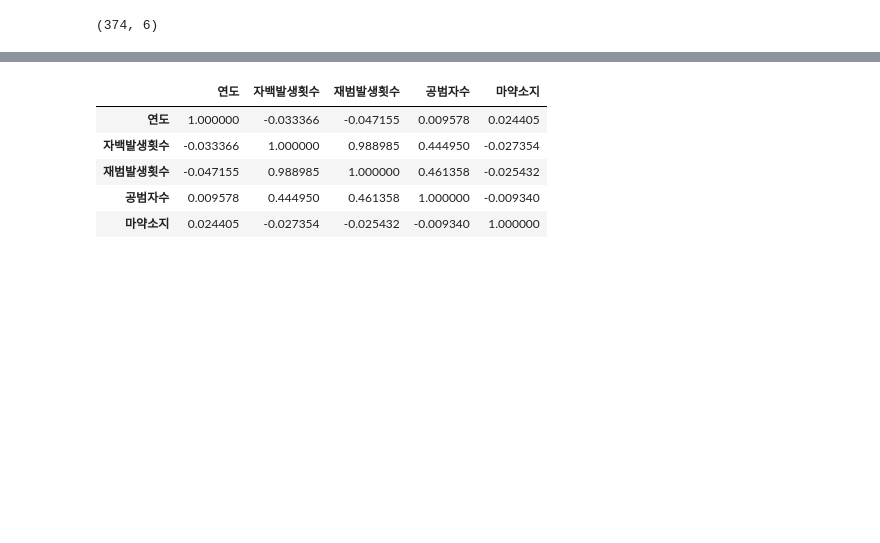
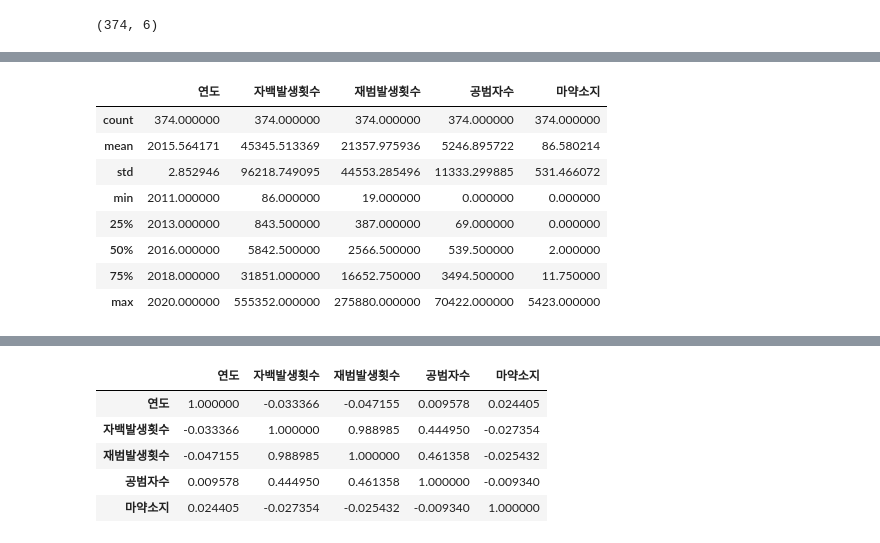
Before and after one commit to yeommss/Mini-Project, a Jupyter notebook: 4주차/0403_EDA_범죄.ipynb, the cells around one changed output, grey strips where cells are left out. Drawn from its saved outputs; the diff is of its cells as text; code cells hidden in the pictures; blank space fills up the shorter version.

```diff
--- a/4주차/0403_EDA_범죄.ipynb
+++ b/4주차/0403_EDA_범죄.ipynb
@@ -26,0 +61,12 @@ df.shape
+# %%
+df.describe()
+# %% [output]
+|  | 연도 | 자백발생횟수 | 재범발생횟수 | 공범자수 | 마약소지 |
+| count | 374.000000 | 374.000000 | 374.000000 | 374.000000 | 374.000000 |
+| mean | 2015.564171 | 45345.513369 | 21357.975936 | 5246.895722 | 86.580214 |
+| std | 2.852946 | 96218.749095 | 44553.285496 | 11333.299885 | 531.466072 |
+| min | 2011.000000 | 86.000000 | 19.000000 | 0.000000 | 0.000000 |
+| 25% | 2013.000000 | 843.500000 | 387.000000 | 69.000000 | 0.000000 |
+| 50% | 2016.000000 | 5842.500000 | 2566.500000 | 539.500000 | 2.000000 |
+| 75% | 2018.000000 | 31851.000000 | 16652.750000 | 3494.500000 | 11.750000 |
+| max | 2020.000000 | 555352.000000 | 275880.000000 | 70422.000000 | 5423.000000 |
```
Also changed, not shown: parts of 7 cells of this notebook, 2 other files.
